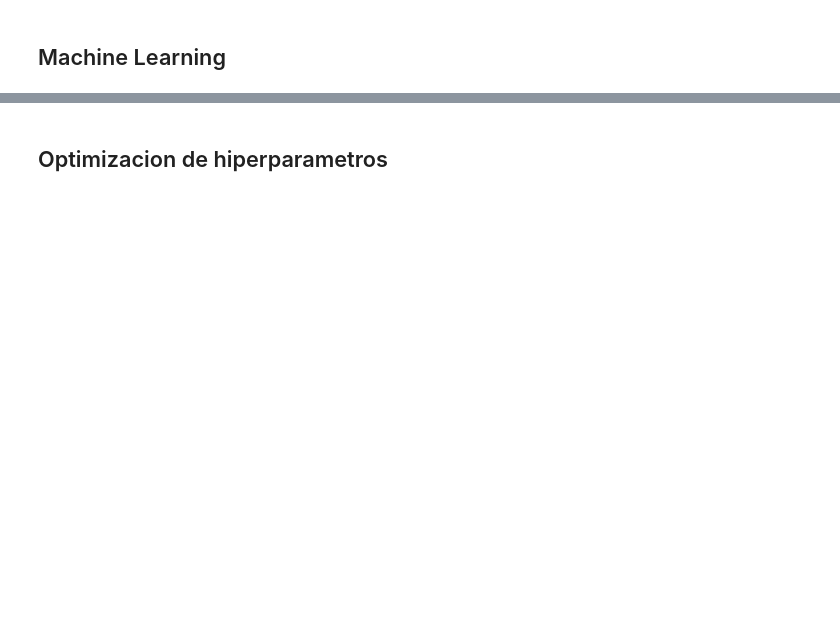
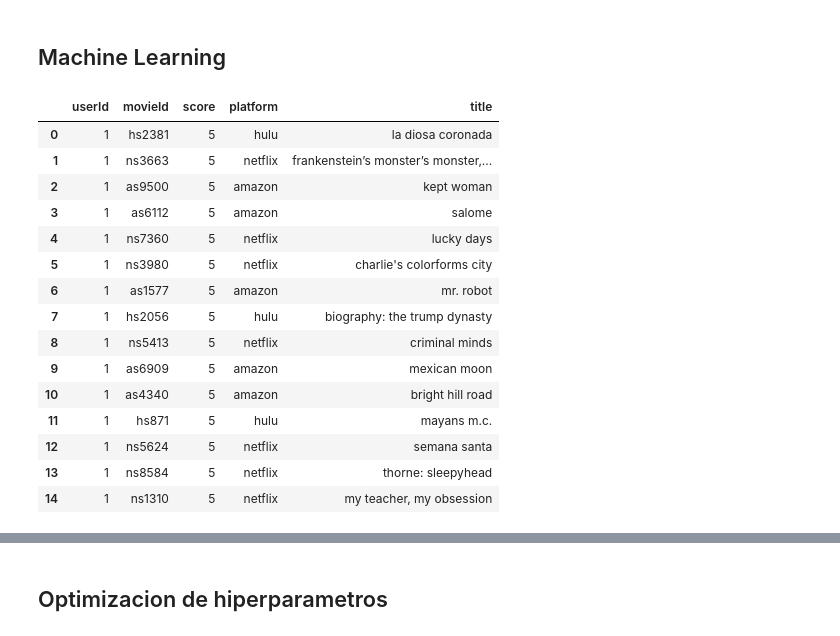
Before and after one commit to LucianoLarrea/PI_ML_OPS, a Jupyter notebook: 4-ML.ipynb, the cells around one changed output, grey strips where cells are left out. Drawn from its saved outputs; the diff is of its cells as text; code cells hidden in the pictures; blank space fills up the shorter version.

```diff
--- a/4-ML.ipynb
+++ b/4-ML.ipynb
@@ -30,12 +30,29 @@ predictions = model.test(testset)
 # df_title = df_title[['movieId','title']]
 # df_title
 # %%
-# Tomaremos un usuario para hacerle una recomendación
-usuario = 124380
-rating = 4.5   # Tomamos películas a las que haya calificado con 4 o 5 estrellas
+# Toma un usuario para hacerle una recomendación
+usuario = 1
+rating = 5   # Toma películas a las que haya calificado con 5 estrellas
 df_user = df1[(df1['userId'] == usuario) & (df1['score'] >= rating)] # Filtra por usuario y score > rating
 df_user = df_user.reset_index(drop=True) # Resetea el index
 # df_user = df_user.drop('Unnamed: 0', axis=1)
 df_user
+# %% [output]
+|  | userId | movieId | score | platform | title |
+| 0 | 1 | hs2381 | 5 | hulu | la diosa coronada |
+| 1 | 1 | ns3663 | 5 | netflix | frankenstein’s monster’s monster,... |
+| 2 | 1 | as9500 | 5 | amazon | kept woman |
+| 3 | 1 | as6112 | 5 | amazon | salome |
+| 4 | 1 | ns7360 | 5 | netflix | lucky days |
+| 5 | 1 | ns3980 | 5 | netflix | charlie's colorforms city |
+| 6 | 1 | as1577 | 5 | amazon | mr. robot |
+| 7 | 1 | hs2056 | 5 | hulu | biography: the trump dynasty |
+| 8 | 1 | ns5413 | 5 | netflix | criminal minds |
+| 9 | 1 | as6909 | 5 | amazon | mexican moon |
+| 10 | 1 | as4340 | 5 | amazon | bright hill road |
+| 11 | 1 | hs871 | 5 | hulu | mayans m.c. |
+| 12 | 1 | ns5624 | 5 | netflix | semana santa |
+| 13 | 1 | ns8584 | 5 | netflix | thorne: sleepyhead |
+| 14 | 1 | ns1310 | 5 | netflix | my teacher, my obsession |
 # %%
 df_title.iloc[:4499].copy()
```
Also changed, not shown: parts of 12 cells of this notebook, 2 other files.
